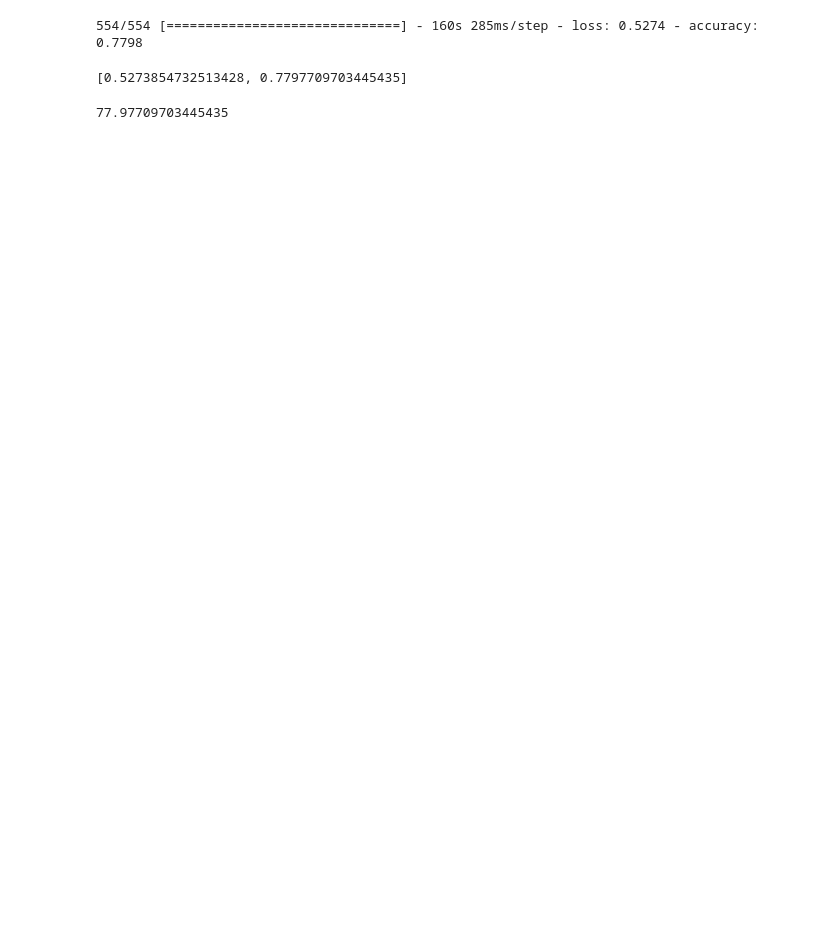
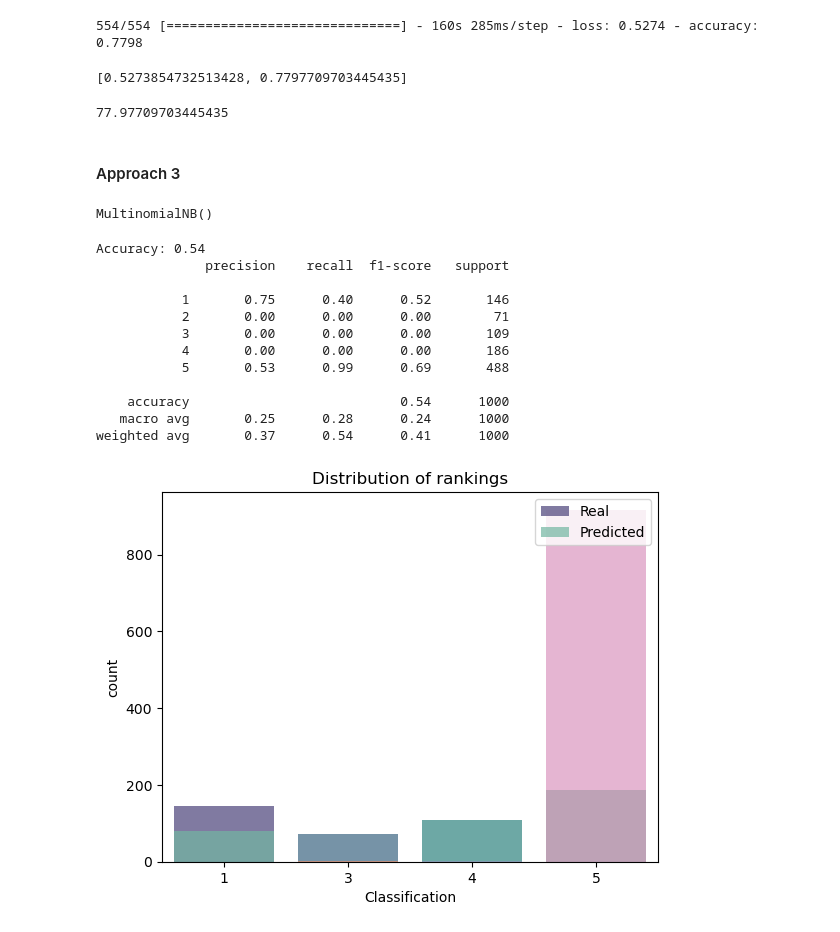
Before and after one commit to PPortela00/Recommendation-System---, a Jupyter notebook: NLP&TS/notebook.ipynb, the cells around one changed output. Drawn from its saved outputs; the diff is of its cells as text; code cells hidden in the pictures; blank space fills up the shorter version.

```diff
--- a/NLP&TS/notebook.ipynb
+++ b/NLP&TS/notebook.ipynb
@@ -34,7 +39,7 @@ from sklearn.decomposition import LatentDirichletAllocation
 pd.set_option('display.max_columns', None)
 # %%
 ############## Or go to Section 3 (DP - Data Preparation) to load a CSV file specifically created for the Recommendation System ##############
-business, reviews, users = LoadJSON()
+reviews = LoadReviews()
 
-utils.YelpDatasets(business_df = business, reviews_df = reviews, users_df = users)
+utils.YelpDatasets_Revies(reviews_df = reviews)
 # %% [output]
@@ -427,3 +414,7 @@ score
 score[1]*100
 # %% [output]
 77.97709703445435
+# %% [markdown]
+#### Approach 3
+# %%
+reviews = reviews.sample(n=5000, random_state=42)
@@ -429,0 +433,50 @@ score[1]*100
+# %%
+X = reviews['processed_text']
+y = reviews['stars']  # Supondo que 'stars' seja a coluna que contém a classificação das avaliações
+
+X_train, X_test, y_train, y_test = train_test_split(X, y, test_size=0.2, random_state=42)
+# %%
+# Create a TF-IDF vectorizer
+tfidf_vectorizer = TfidfVectorizer(max_features=5000) # Adjust the maximum number of features as needed
+
+# Transform training and test data into TF-IDF vectors
+X_train_tfidf = tfidf_vectorizer.fit_transform(X_train)
+X_test_tfidf = tfidf_vectorizer.transform(X_test)
+
+# Train the Naive Bayes model
+clf = MultinomialNB()
+clf.fit(X_train_tfidf, y_train)
+# %% [output]
+MultinomialNB()
+# %%
+# Make predictions on the test set
+y_pred = clf.predict(X_test_tfidf)
+
+# Evaluate the model's accuracy
+accuracy = accuracy_score(y_test, y_pred)
+print(f'Accuracy: {accuracy:.2f}')
+
+# Display classification report
+print(classification_report(y_test, y_pred))
+
+# Plot the distribution of actual vs. predicted classifications
+sns.countplot(x=y_test, palette='viridis', label='Real', alpha=0.7)
+sns.countplot(x=y_pred, palette='Set2', label='Predicted', alpha=0.7)
+plt.legend(loc='upper right')
+plt.xlabel('Classification')
+plt.title('Distribution of rankings')
+plt.show()
+# %% [output]
+Accuracy: 0.54
+              precision    recall  f1-score   support
+
+           1       0.75      0.40      0.52       146
+           2       0.00      0.00      0.00        71
+           3       0.00      0.00      0.00       109
+           4       0.00      0.00      0.00       186
+           5       0.53      0.99      0.69       488
+
+    accuracy                           0.54      1000
+   macro avg       0.25      0.28      0.24      1000
+weighted avg       0.37      0.54      0.41      1000
+[figure, added]
```
Also changed, not shown: parts of 7 cells of this notebook, 2 other files.
